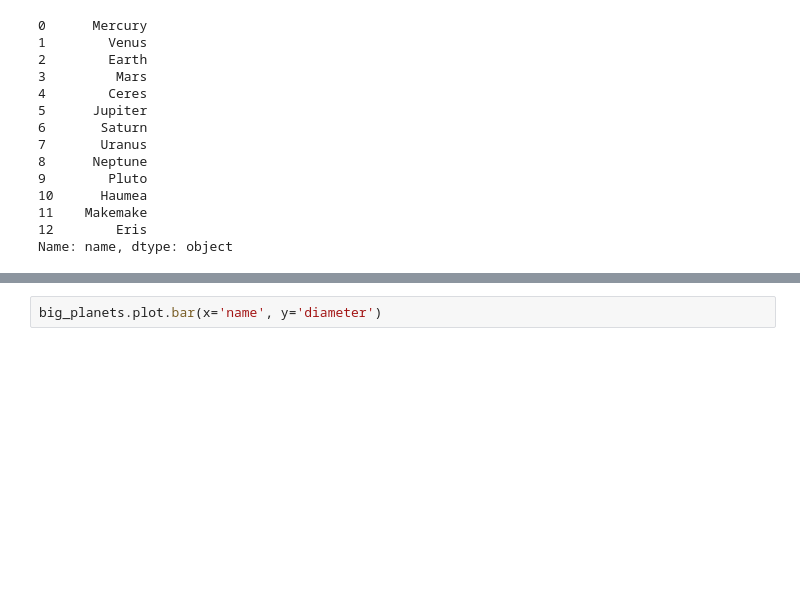
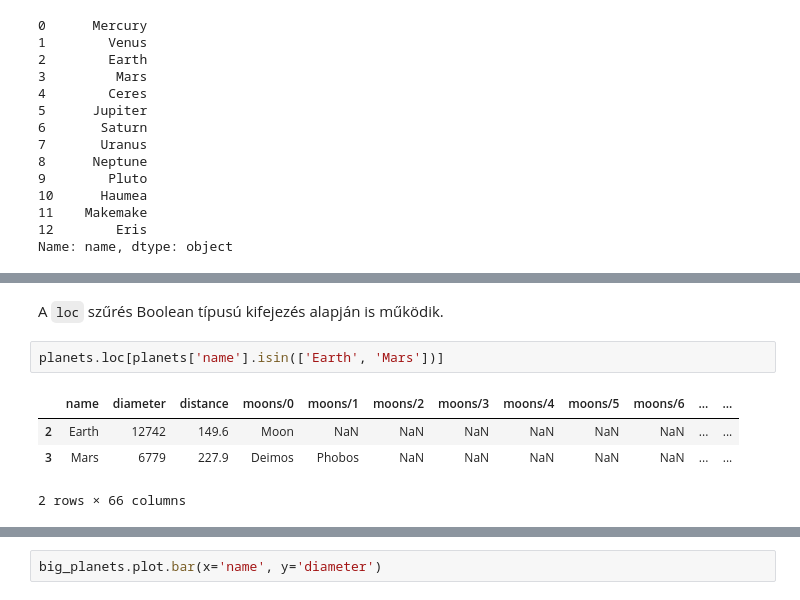
Before and after one commit to nandordevai/python-dataviz, a Jupyter notebook: Pandas.ipynb, the cells around one changed output, grey strips where cells are left out. Cells and saved outputs as stored; diff of their text form; blank space fills up the shorter version.

```diff
--- a/Pandas.ipynb
+++ b/Pandas.ipynb
@@ -35,0 +100,9 @@ planets.loc[0]['name']
+# %% [markdown]
+A `loc` szűrés Boolean típusú kifejezés alapján is működik.
+# %%
+planets.loc[planets['name'].isin(['Earth', 'Mars'])]
+# %% [output]
+|  | name | diameter | distance | moons/0 | moons/1 | moons/2 | moons/3 | moons/4 | moons/5 | moons/6 | ... | ... |
+| 2 | Earth | 12742 | 149.6 | Moon | NaN | NaN | NaN | NaN | NaN | NaN | ... | ... |
+| 3 | Mars | 6779 | 227.9 | Deimos | Phobos | NaN | NaN | NaN | NaN | NaN | ... | ... |
+2 rows × 66 columns
```
Also changed, not shown: parts of 22 cells of this notebook.
